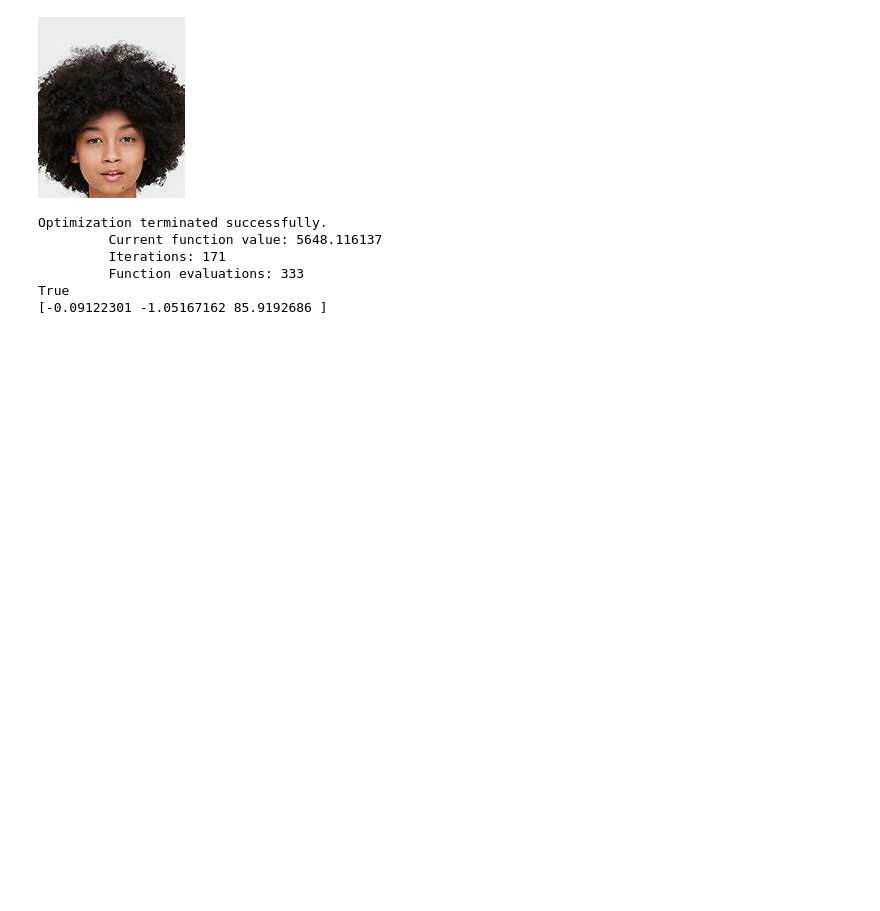
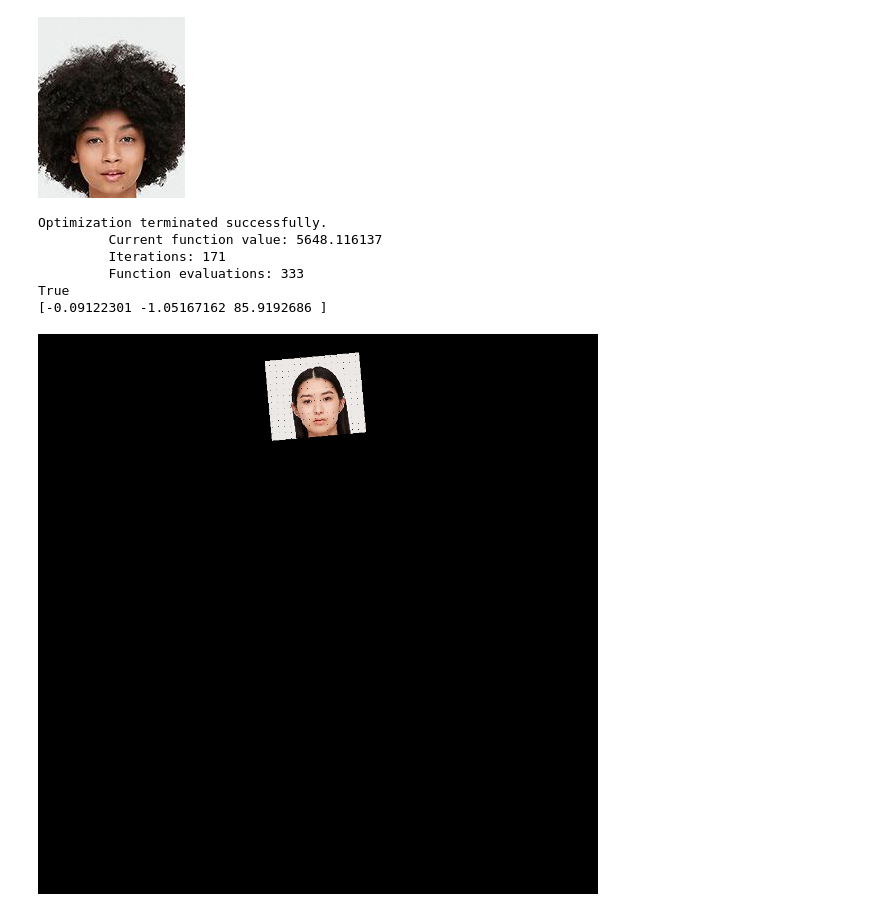
Before and after one commit to PuppyWolf/headswap, a Jupyter notebook: head_swap_exp1.ipynb, the cells around one changed output. Drawn from its saved outputs; the diff is of its cells as text; code cells hidden in the pictures; blank space fills up the shorter version.

```diff
--- a/head_swap_exp1.ipynb
+++ b/head_swap_exp1.ipynb
@@ -95,11 +95,43 @@ True
 # 3*3 matrix image transform
 # img : nd-array
 # coordinate transform : https://towardsdatascience.com/image-geometric-transformation-in-numpy-and-opencv-936f5cd1d315
-def image_transform( img: np.ndarray , T):
-    height, width =  img.shape[0:2]
-    x_cor , y_cor  =  np.meshgrid(  range(width) , range(height) )
-    x_r = x_cor.flatten().reshape((1, height* width))
-    y_r = y_cor.flatten().reshape((1, height* width))
-    c_mat = np.vstack((x_r , y_r , np.ones_like(x_r)).astype(np.float32)
+def image_transform(img: np.ndarray, T):
+    height, width = img.shape[0:2]
+    x_cor, y_cor = np.meshgrid(range(width), range(height))
+    x_r = x_cor.flatten().reshape((1, height * width))
+    y_r = y_cor.flatten().reshape((1, height * width))
+    c_mat = np.vstack( (x_r, y_r, np.ones_like(x_r) )).astype(np.float32)
 
-    transformed_coordiantes =  np.matmul(T , c_mat)
+    transformed_coordiantes = np.matmul(T, c_mat)
+    transformed_coordiantes = np.floor(transformed_coordiantes).astype(np.int)
+    x_trans = transformed_coordiantes[0, :]
+    y_trans = transformed_coordiantes[1, :]
+
+    indices = np.where((x_trans >= 0) & (x_trans < width) & (y_trans >= 0) &
+                       (y_trans < height))
+    x_trans = x_trans[indices]
+    y_trans = y_trans[indices]
+
+    x_r = x_r.flatten()[indices]
+    y_r = y_r.flatten()[indices]
+
+    # Map the pixel RGB data to new location in another array
+    canvas = np.zeros_like(img , dtype= img.dtype)
+    canvas[y_trans, x_trans, :] = img[y_r, x_r, :]
+    return canvas
+# %%
+T = res.x
+ksi = 1
+radians = T[0]
+tx = T[1]
+ty = T[2]
+TM =  np.array( [ [ ksi* math.cos(radians), -math.sin(radians), tx ] , [ ksi*math.sin(radians) , math.cos(radians) ,ty  ] , [0, 0, 1]   ]  )
+# %%
+source_image_mask = np.zeros(shape = img_source.size +(3,) , dtype = np.uint8 )
+source_image_mask = Image.fromarray(source_image_mask)
+source_image_mask.paste(img_source.crop(head_source)  ,box = head_source )
+# %%
+source_img_warp = image_transform(np.array(source_image_mask), TM)
+Image.fromarray(source_img_warp)
+# %% [output]
+[figure, added]
```
Also changed, not shown: parts of 3 cells of this notebook, 3 other files.
